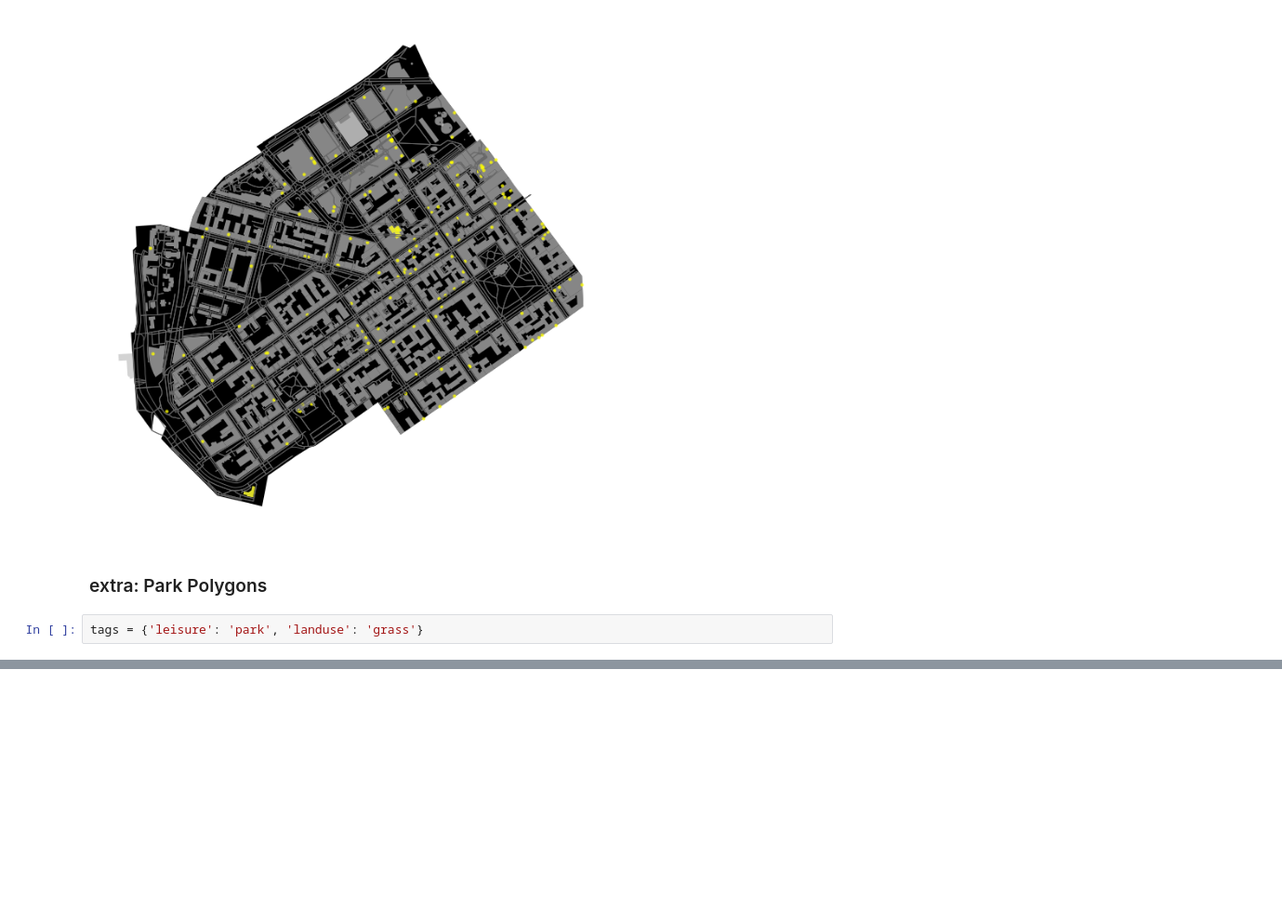
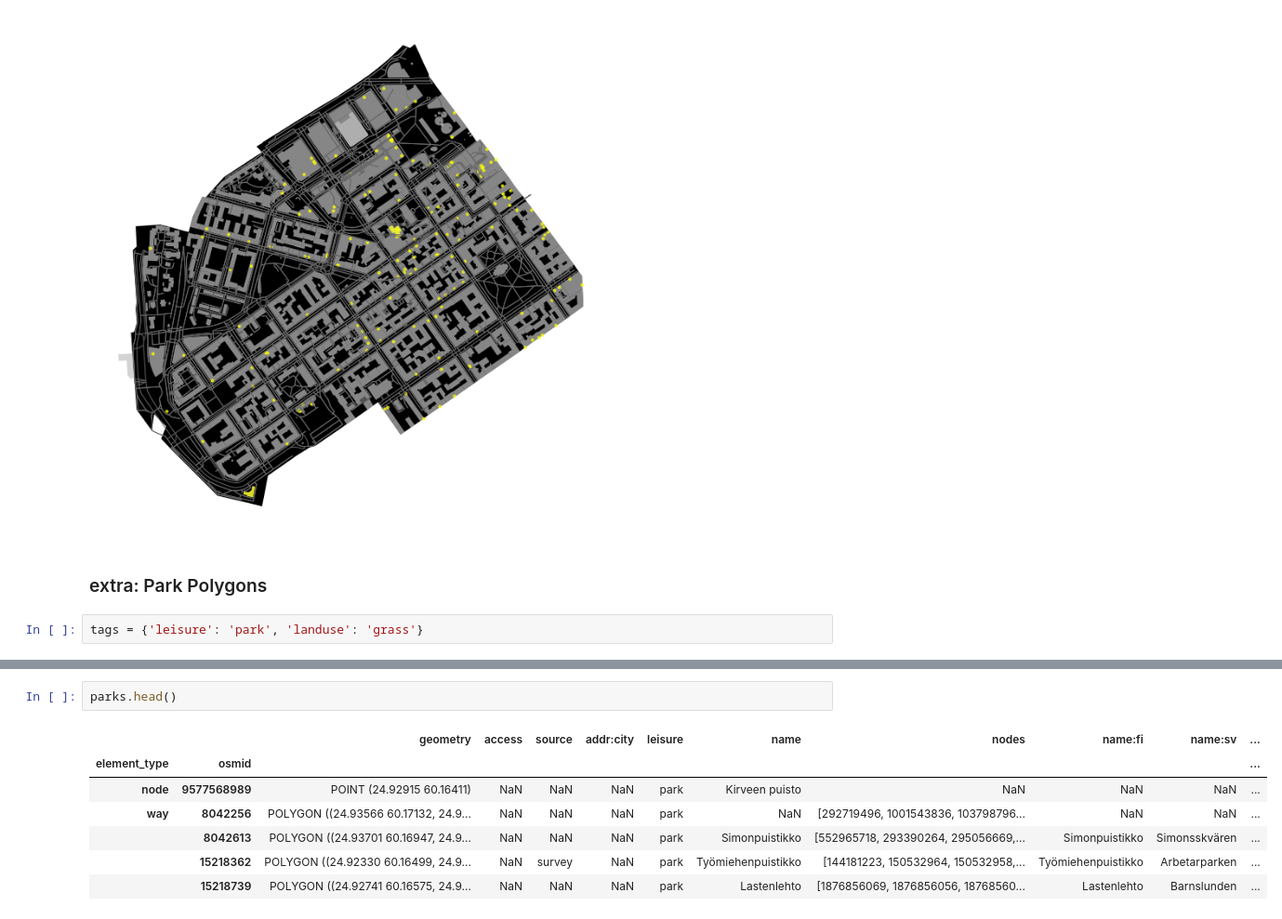
Before and after one commit to Joe-Degs/AutoGIS, a Jupyter notebook: lesson6/retrieving_osm_data_helsinki.ipynb, the cells around one changed output, grey strips where cells are left out. Shown at 93% size. Drawn from its saved outputs; the diff is of its cells as text; blank space fills up the shorter version.

```diff
--- a/lesson6/retrieving_osm_data_helsinki.ipynb
+++ b/lesson6/retrieving_osm_data_helsinki.ipynb
@@ -169,0 +188,10 @@ parks = ox.geometries_from_
+# %%
+parks.head()
+# %% [output]
+|  |  | geometry | access | source | addr:city | leisure | name | nodes | name:fi | name:sv | ... |
+| element_type | osmid |  |  |  |  |  |  |  |  |  | ... |
+| node | 9577568989 | POINT (24.92915 60.16411) | NaN | NaN | NaN | park | Kirveen puisto | NaN | NaN | NaN | ... |
+| way | 8042256 | POLYGON ((24.93566 60.17132, 24.9... | NaN | NaN | NaN | park | NaN | [292719496, 1001543836, 103798796... | NaN | NaN | ... |
+|  | 8042613 | POLYGON ((24.93701 60.16947, 24.9... | NaN | NaN | NaN | park | Simonpuistikko | [552965718, 293390264, 295056669,... | Simonpuistikko | Simonsskvären | ... |
+|  | 15218362 | POLYGON ((24.92330 60.16499, 24.9... | NaN | survey | NaN | park | Työmiehenpuistikko | [144181223, 150532964, 150532958,... | Työmiehenpuistikko | Arbetarparken | ... |
+|  | 15218739 | POLYGON ((24.92741 60.16575, 24.9... | NaN | NaN | NaN | park | Lastenlehto | [1876856069, 1876856056, 18768560... | Lastenlehto | Barnslunden | ... |
```
Also changed, not shown: parts of 6 cells of this notebook, 1 other file.
